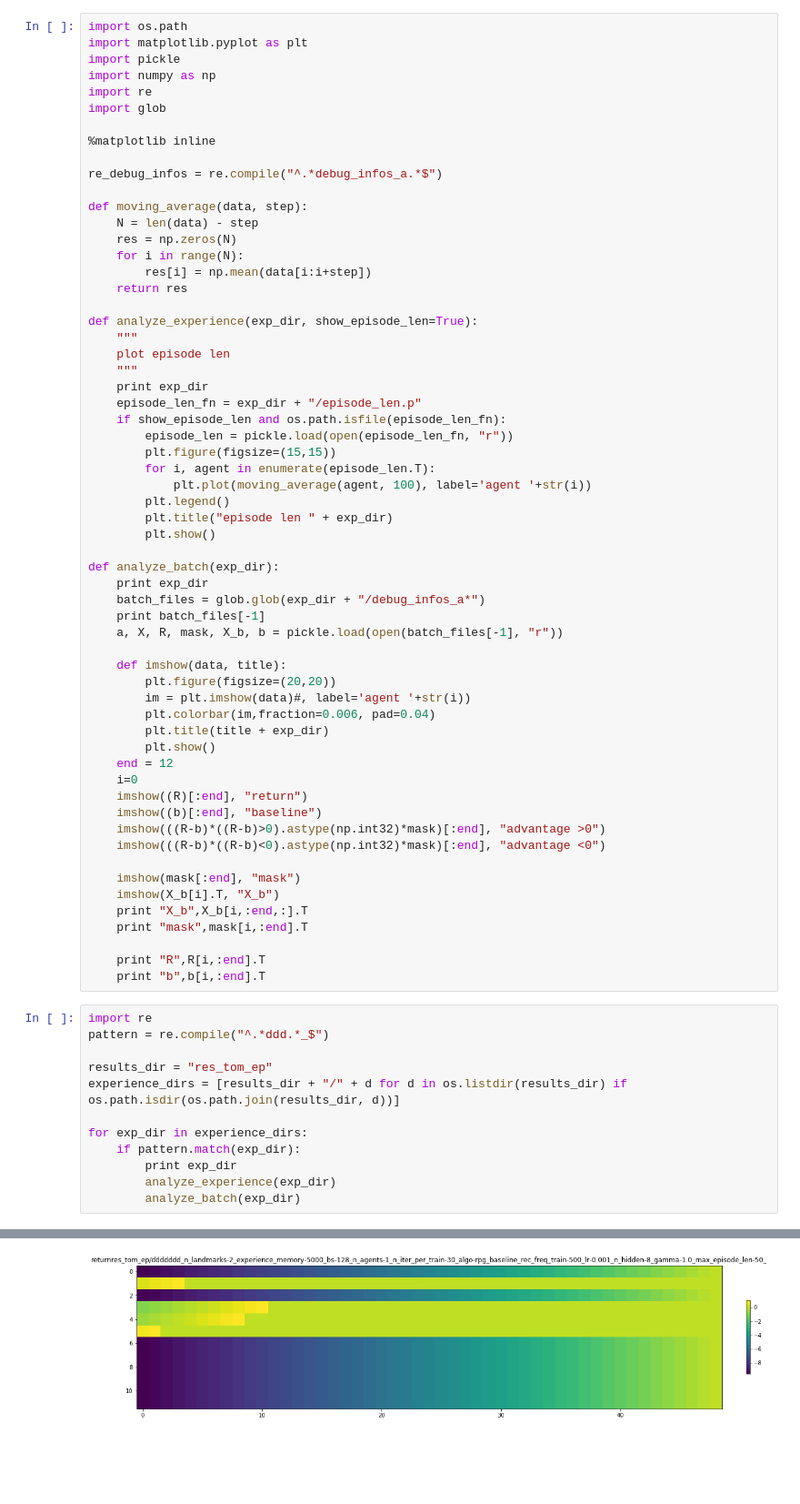
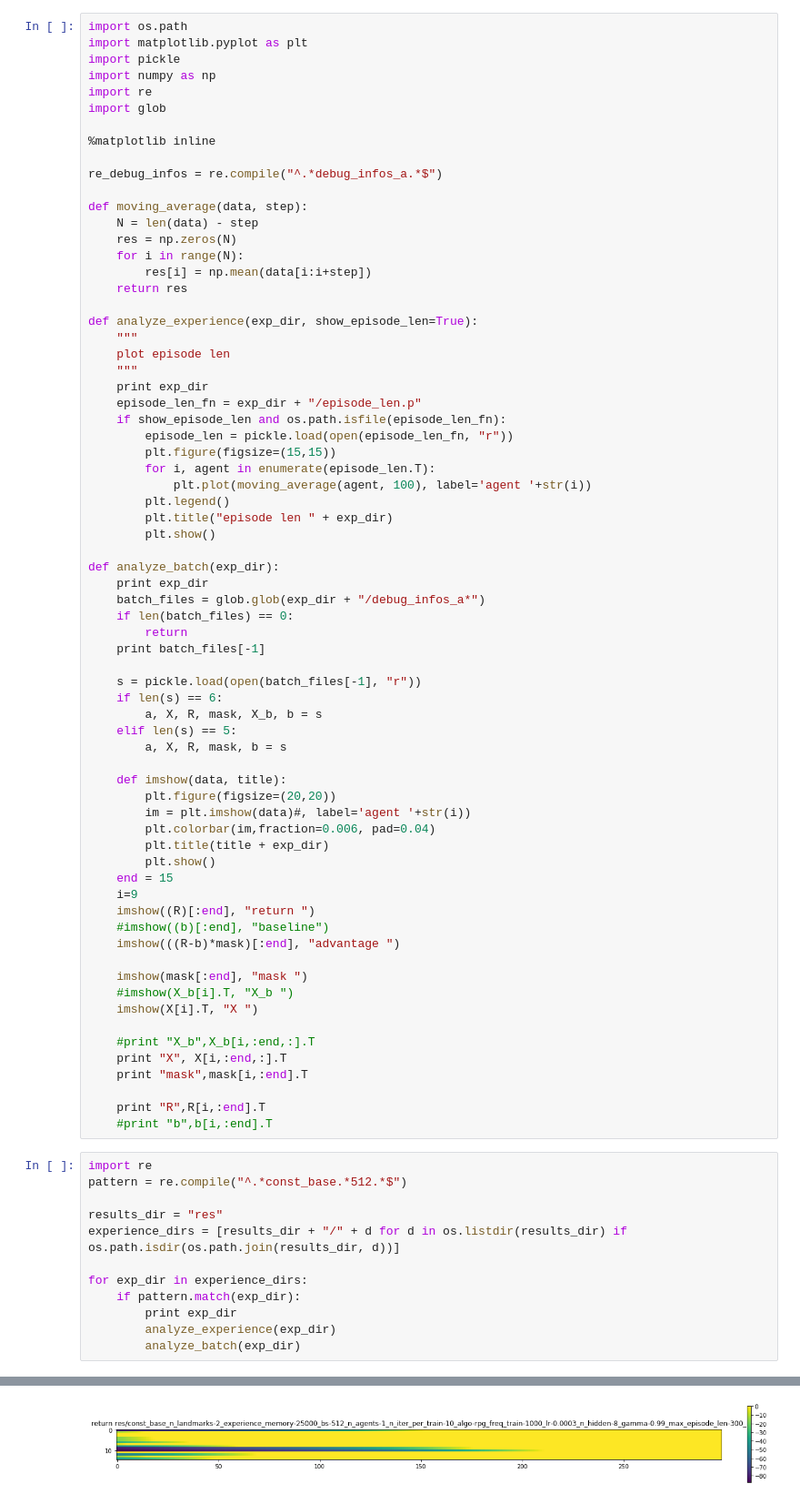
Before and after one commit to rllabmcgill/rlcourse-final-project-hugobb, a Jupyter notebook: visualize_rpg.ipynb, the cells around one changed output, grey strips where cells are left out. Shown: that part at 91% size. Cells and saved outputs as stored; diff of their text form; blank space fills up the shorter version.

```diff
--- a/visualize_rpg.ipynb
+++ b/visualize_rpg.ipynb
@@ -35,8 +35,15 @@ def analyze_experience(exp_dir, show_episode_len=True):
 def analyze_batch(exp_dir):
     print exp_dir
     batch_files = glob.glob(exp_dir + "/debug_infos_a*")
+    if len(batch_files) == 0:
+        return
     print batch_files[-1]
-    a, X, R, mask, X_b, b = pickle.load(open(batch_files[-1], "r"))
+
+    s = pickle.load(open(batch_files[-1], "r"))
+    if len(s) == 6:
+        a, X, R, mask, X_b, b = s
+    elif len(s) == 5:
+        a, X, R, mask, b = s
 
     def imshow(data, title):
         plt.figure(figsize=(20,20))
@@ -44,25 +51,27 @@ def analyze_batch(exp_dir):
         plt.colorbar(im,fraction=0.006, pad=0.04)
         plt.title(title + exp_dir)
         plt.show()
-    end = 12
-    i=0
-    imshow((R)[:end], "return")
-    imshow((b)[:end], "baseline")
-    imshow(((R-b)*((R-b)>0).astype(np.int32)*mask)[:end], "advantage >0")
-    imshow(((R-b)*((R-b)<0).astype(np.int32)*mask)[:end], "advantage <0")
+    end = 15
+    i=9
+    imshow((R)[:end], "return ")
+    #imshow((b)[:end], "baseline")
+    imshow(((R-b)*mask)[:end], "advantage ")
 
-    imshow(mask[:end], "mask")
-    imshow(X_b[i].T, "X_b")
-    print "X_b",X_b[i,:end,:].T
+    imshow(mask[:end], "mask ")
+    #imshow(X_b[i].T, "X_b ")
+    imshow(X[i].T, "X ")
+
+    #print "X_b",X_b[i,:end,:].T
+    print "X", X[i,:end,:].T
     print "mask",mask[i,:end].T
 
     print "R",R[i,:end].T
-    print "b",b[i,:end].T
+    #print "b",b[i,:end].T
 # %%
 import re
-pattern = re.compile("^.*ddd.*_$")
+pattern = re.compile("^.*const_base.*512.*$")
 
-results_dir = "res_tom_ep"
+results_dir = "res"
 experience_dirs = [results_dir + "/" + d for d in os.listdir(results_dir) if os.path.isdir(os.path.join(results_dir, d))]
 
 for exp_dir in experience_dirs:
@@ -78 +87 @@ res_tom_ep/ddddddd_n_landmarks-2_experience_memory-5000_bs-128_n_agents-1_n_iter
-[figure, old version]
+[figure, new version]
```
Also changed, not shown: parts of 2 cells of this notebook, 3 other files.
